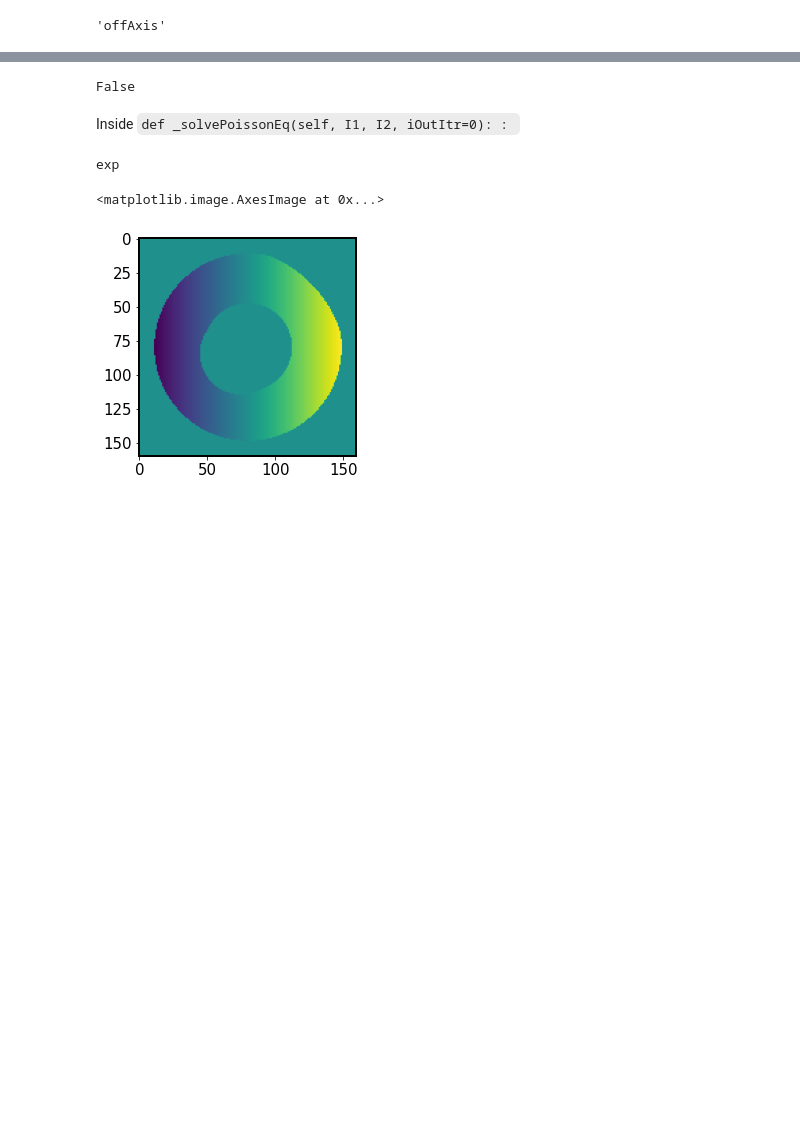
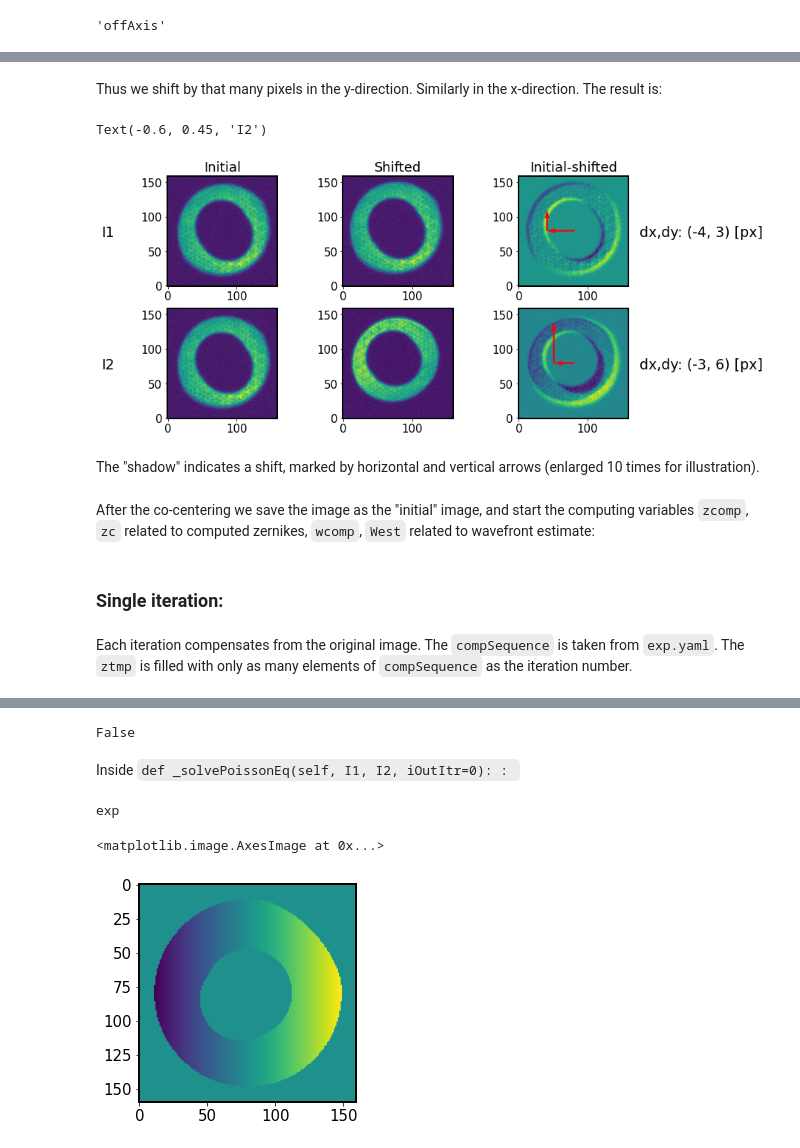
Before and after one commit to suberlak/AOS, a Jupyter notebook: AOS_DM-35922_document_wavefront_location.ipynb, the cells around one changed output, grey strips where cells are left out. Drawn from its saved outputs; the diff is of its cells as text; code cells hidden in the pictures; blank space fills up the shorter version.

```diff
--- a/AOS_DM-35922_document_wavefront_location.ipynb
+++ b/AOS_DM-35922_document_wavefront_location.ipynb
@@ -395,0 +438,4 @@ plt.imshow(I1.getPaddedMask())
+# %%
+# store images before co-centering
+I1imgInit = I1.getImg()
+I2imgInit = I1.getImg()
@@ -395,0 +523,2 @@ plt.imshow(I1.getPaddedMask())
+# %%
+I1shifts = imageCoCenterDiagnostic(I1, algo._inst, fov=3.5, debugLevel=3)
@@ -395,0 +534,2 @@ plt.imshow(I1.getPaddedMask())
+# %%
+I2shifts = imageCoCenterDiagnostic(I2, algo._inst, fov=3.5, debugLevel=3)
@@ -395,0 +545,2 @@ plt.imshow(I1.getPaddedMask())
+# %% [markdown]
+Thus we shift by that many pixels in the y-direction. Similarly in the x-direction. The result is:
@@ -395,0 +552,46 @@ plt.imshow(I1.getPaddedMask())
+# %%
+fig,ax = plt.subplots(2,3,figsize=(12,6))
+
+dimOfDonut = algo._inst.getDimOfDonutOnSensor()
+stampCenter = dimOfDonut / 2 + 0.5
+
+for row,I,imgInit, shift in zip([0,1],
+                         [I1,I2],
+                         [I1imgInit,I2imgInit],
+                         [I1shifts, I2shifts]
+                        ):
+    ax[row,0].imshow(imgInit, origin='lower')
+    ax[row,1].imshow(I.getImg(), origin='lower')
+    ax[row,2].imshow(imgInit-I.getImg(), origin='lower')
+
+    ax[row,2].plot([[stampCenter,stampCenter],[stampCenter+shift[0], stampCenter]],)
+
+    # illustrate the shift with arrows
+    x0 = stampCenter
+    y0 = stampCenter
+    dx = 10*shift[0]
+    dy = 10*shift[1]
+    # x-shift
+    ax[row,2].quiver(x0,    y0, dx, 0,  scale=1, units="xy", scale_units="xy",
+                     width=2.5, edgecolors='orange', color='red')
+    # y-shift
+    ax[row,2].quiver(x0+dx, y0,  0 ,dy, scale=1, units="xy", scale_units="xy",
+                     width=2.5,  edgecolors='orange', color='red')
+    ax[row,2].text(1.1, 0.45, f'dx,dy: {shift} [px]',
+                   transform=ax[row,2].transAxes,
+                   fontsize=19,)
+
+row=0
+ax[row,0].set_title('Initial')
+ax[row,1].set_title('Shifted')
+ax[row,2].set_title('Initial-shifted')
+
+ax[0,0].text(-0.6,0.45, 'I1', fontsize=19,transform=ax[0,0].transAxes)
+ax[1,0].text(-0.6,0.45, 'I2', fontsize=19,transform=ax[1,0].transAxes)
+# %% [output]
+Text(-0.6, 0.45, 'I2')
+[figure, added]
+# %% [markdown]
+The "shadow" indicates  a shift, marked by horizontal and vertical arrows (enlarged 10 times for illustration).
+# %% [markdown]
+After the co-centering we save the image as the "initial" image, and start the computing variables `zcomp`, `zc` related to computed zernikes, `wcomp`, `West` related to wavefront estimate:
@@ -395,0 +612,4 @@ plt.imshow(I1.getPaddedMask())
+# %% [markdown]
+### Single iteration:
+# %% [markdown]
+Each iteration compensates from the original image. The `compSequence` is taken from `exp.yaml`. The `ztmp` is filled with only as many elements of `compSequence` as the iteration number.
```
Also changed, not shown: parts of 87 cells of this notebook.
